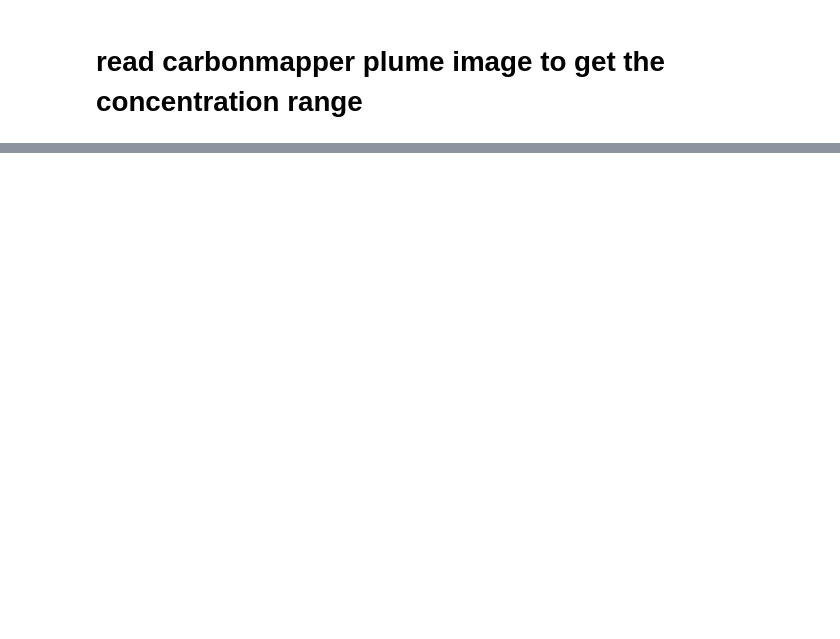
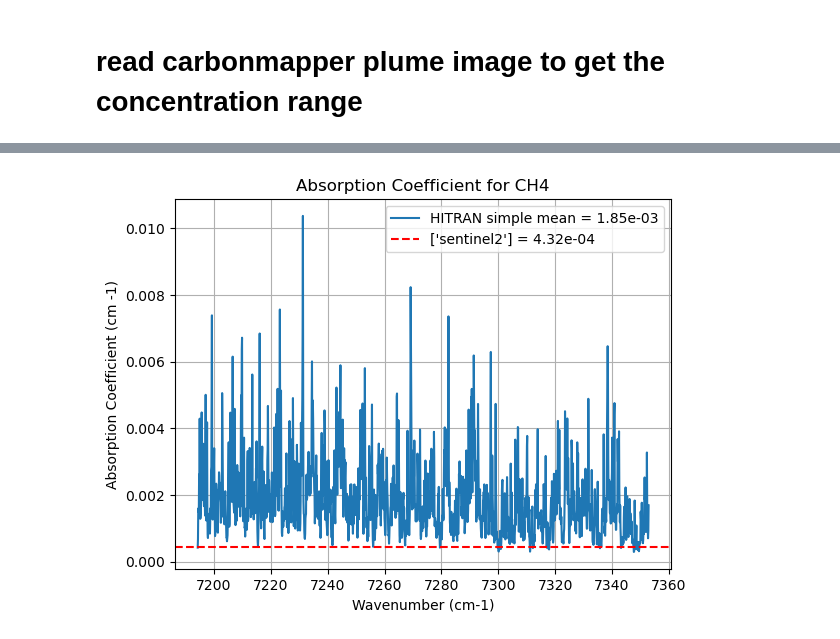
Before and after one commit to yunhal/CH4_dispersion, a Jupyter notebook: code/automated_script.ipynb, the cells around one changed output, grey strips where cells are left out. Cells and saved outputs as stored; diff of their text form; code cells hidden in the pictures; blank space fills up the shorter version.

```diff
--- a/code/automated_script.ipynb
+++ b/code/automated_script.ipynb
@@ -184,8 +95,0 @@ BEGIN DOWNLOAD: CH4
-# %%
-print(mean_conc.shape)
-
-# linear increase with emission and convert concentration from ug m-3 to kg m-3
-Q_target = 10000 # kg/hr
-mean_conc = mean_conc /1e9 * (Q_target/3600) # kg/m-3
-
-print(mean_conc.mean(),abs_coef.mean() )
@@ -313,0 +340,76 @@ Bounds: (360660.9674670138, 3798675.389420468, 361053.5674670138, 3799067.989420
+# %%
+from hapi import *
+import ssl
+import os
+import urllib.request
+import numpy as np
+import matplotlib.pyplot as plt
+import pandas as pd
+
+# Set necessary for accessing HITRAN database
+os.environ['GLOBAL_HOST'] = 'http://hitran.org'
+ssl._create_default_https_context = ssl._create_unverified_context
+
+# file with satellite bands
+satellites = ["sentinel2"]
+
+for satellite in satellites:
+    obs_file = f"../input_data/{satellite}_band_wavelength.csv"
+
+    bands = pd.read_csv(obs_file)
+    print(bands)
+
+    # subset the data based on CH4_AC > 0
+    subset_bands = bands[bands["CH4_AC"] < 0]
+    subset_bands = subset_bands[["Wavelength_start", "Wavelength_end", "CH4_AC"]]
+
+    print(subset_bands)
+
+    for index, row in subset_bands.iterrows():
+        wavelength_start = row["Wavelength_start"]
+        wavelength_end = row["Wavelength_end"]
+        ch4_ac = row["CH4_AC"]
+
+        #Compute wavelength range and wavenumber in cm^-1
+        low_wavenumbers = 1.e7 / wavelength_end
+        high_wavenumbers = 1.e7 / wavelength_start
+
+        print("target wavenumbers", low_wavenumbers, high_wavenumbers)
+
+        # Set the local folder to download the HITRAN data
+        db_begin('/Users/yunhalee/Documents/methanDart/Gaussian_Puff_CH4/input_data/hitran')
+        fetch('CH4',6,1,low_wavenumbers,high_wavenumbers)
+        describeTable('CH4')
+
+        # HITRAN_units : cm^2/molec (if True) and cm-1 (if False) and  WavenumberStep default value is 0.01 cm-1 but changed to 1 for now
+        nu,abs_coef = absorptionCoefficient_Lorentz(SourceTables='CH4', Diluent={'air':1.0}, HITRAN_units=False, Environment ={'T':296.,'p':1.}, WavenumberStep = 0.1)
+
+        # Filter out zero values
+        filtered_abs_coef = abs_coef[abs_coef > 0]
+
+        # Compute effective absorption coefficient (This is smaller than simple averaging)
+        if len(filtered_abs_coef) > 0:
+            effective_abs_coef = np.exp(np.mean(np.log(filtered_abs_coef)))
+        else:
+            effective_abs_coef = 0  # or handle this case as needed
+
+        print(len(abs_coef), abs_coef.mean(), effective_abs_coef, np.abs(ch4_ac))
+
+        # Plot the absorption coefficient
+        plt.plot(nu, abs_coef, label=f'HITRAN simple mean = {abs_coef.mean():.2e}')
+        plt.axhline(y=np.abs(ch4_ac), color='r', linestyle='--', label=f'{satellites} = {np.abs(ch4_ac):.2e}')
+        #plt.text(0.05, 0.95, f'Mean Absorption Coefficient: {abs_coef.mean():.2e}', transform=plt.gca().transAxes, fontsize=10, verticalalignment='top')
+        #plt.text(0.05, 0.90, f'|ch4_ac|: {np.abs(ch4_ac):.2e}', transform=plt.gca().transAxes, fontsize=10, verticalalignment='top')
+        plt.xlabel('Wavenumber (cm-1)')
+        plt.ylabel('Absorption Coefficient (cm -1)')
+        plt.title('Absorption Coefficient for CH4')
+        plt.legend()
+        plt.grid(True)
+        plt.show()
+
+        # convert cm^2/mole to m2/kg, which is the concentration unit from the Gaussian Model.
+        ch4_molar_weight = 0.01604 # kg/mole
+        Avogadro = 6.022e23 # molecules per mole
+        convert_unit = Avogadro/ch4_molar_weight/1e4 # cm2/mole to m2/kg
+        abs_coef= abs_coef*convert_unit
+# %% [output]
@@ -313,0 +433 @@ Bounds: (360660.9674670138, 3798675.389420468, 361053.5674670138, 3799067.989420
+[figure, added]
```
Also changed, not shown: parts of 10 cells of this notebook, 3 other files.
